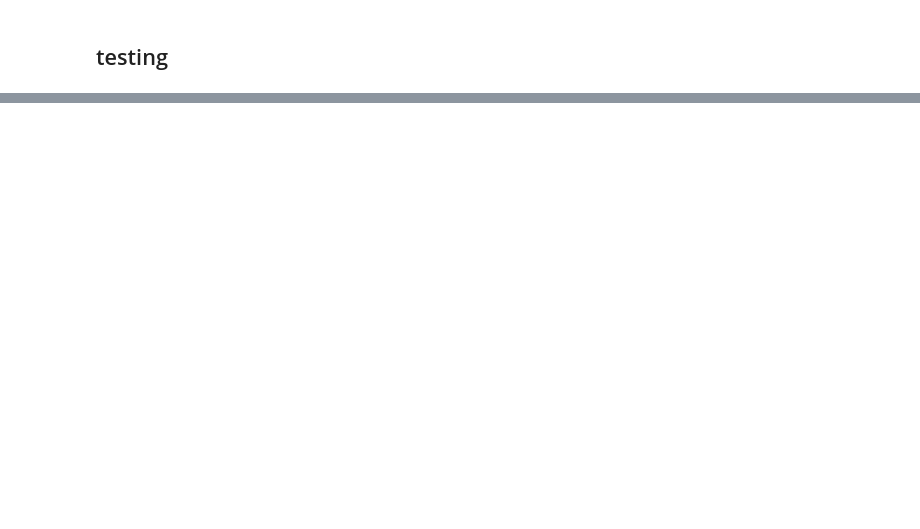
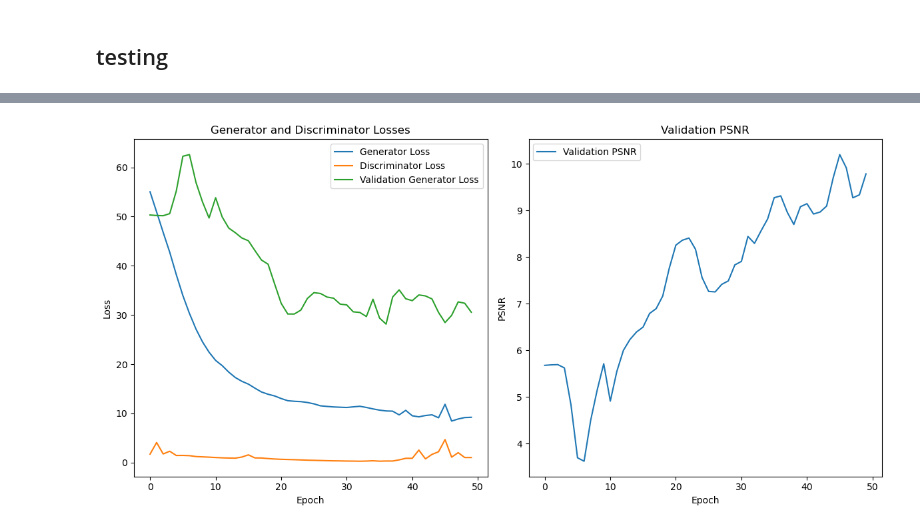
Before and after one commit to RishabhDE/image-colorization-via-transfer-learning, a Jupyter notebook: trained_models.ipynb, the cells around one changed output, grey strips where cells are left out. Saved outputs shown, nothing was run; the diff lists cells and outputs as text; code cells hidden in the pictures; blank space fills up the shorter version.

Commit message:
Pix2Pix_model_updated

```diff
--- a/trained_models.ipynb
+++ b/trained_models.ipynb
@@ -21,5 +121,14 @@ black_images_paths = glob.glob(os.path.join(black_dir, '*.jpg'))
 # Create the original dataset
 dataset = create_dataset(black_images_paths, color_images_paths, target_size=(256, 256))
 
-# Create the dataset with combined grayscale and edge-detected images
-dataset_with_edges = create_dataset_with_edges(dataset)
+# dataset_with_edges = create_dataset_with_edges(dataset) we can experimint with it later
+
+# Take only 2 batches for the whole dataset
+dataset = dataset.take(2)
+
+# Split dataset into training and validation (e.g., 1 batch for training, 1 batch for validation)
+train_size = 1  # Number of batches for training
+val_size = 1    # Number of batches for validation
+
+train_dataset = dataset.take(train_size)
+val_dataset = dataset.skip(train_size).take(val_size)
@@ -96,6 +134,0 @@ visualize_losses(gen_losses, disc_losses, val_gen_losses)
-# %%
-# Load the generator model
-generator = tf.keras.models.load_model('pix2pix_model_generator.h5')
-
-# Load the discriminator model
-discriminator = tf.keras.models.load_model('pix2pix_model_discriminator.h5')
@@ -152,0 +436,30 @@ discriminator = tf.keras.models.load_model('pix2pix_model_discriminator.h5')
+# %%
+# Define the optimizers
+generator_optimizer = tf.keras.optimizers.Adam(learning_rate=hyperparams['learning_rate'], beta_1=hyperparams['beta_1'])
+discriminator_optimizer = tf.keras.optimizers.Adam(learning_rate=hyperparams['learning_rate'], beta_1=hyperparams['beta_1'])
+
+# Define the checkpoint directory
+checkpoint_dir = './training_checkpoints'
+os.makedirs(checkpoint_dir, exist_ok=True)
+checkpoint_prefix = os.path.join(checkpoint_dir, "ckpt")
+
+# Create model instances
+generator = Generator(hyperparams)
+discriminator = Discriminator(hyperparams)
+
+# Create a checkpoint object
+checkpoint = tf.train.Checkpoint(generator_optimizer=generator_optimizer,
+                                 discriminator_optimizer=discriminator_optimizer,
+                                 generator=generator,
+                                 discriminator=discriminator)
+
+# Train the model
+gen_losses, disc_losses, val_gen_losses, val_psnrs = model_fit(train_dataset, val_dataset, hyperparams, checkpoint, checkpoint_prefix)
+
+# Save the models
+generator.save('pix2pix_model_generator.h5')
+discriminator.save('pix2pix_model_discriminator.h5')
+
+# Visualize losses
+visualize_losses(gen_losses, disc_losses, val_gen_losses, val_psnrs)
+# %% [output]
@@ -152,0 +486 @@ discriminator = tf.keras.models.load_model('pix2pix_model_discriminator.h5')
+[figure, added]
```
Also changed, not shown: parts of 15 cells of this notebook, 3 other files.
